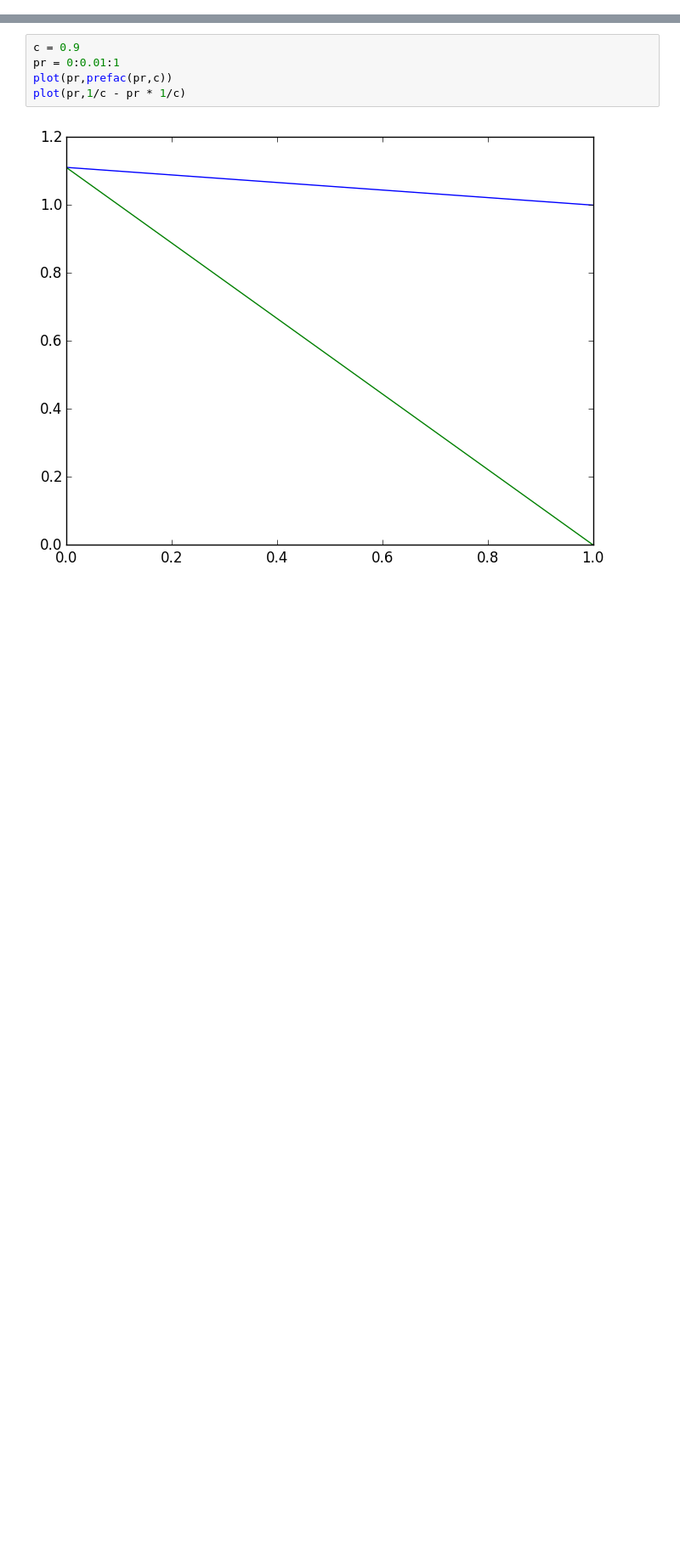
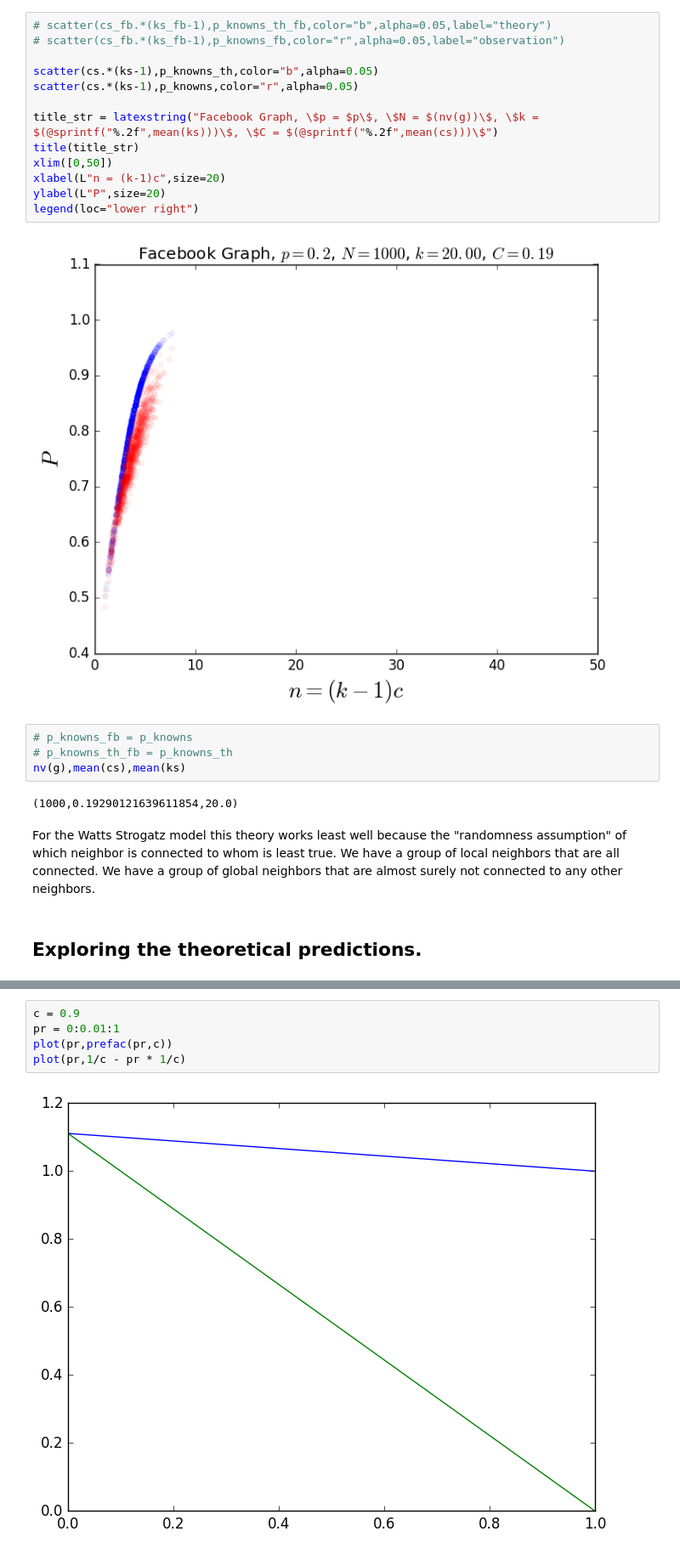
Before and after one commit to jnkh/indirect-rec, a Jupyter notebook: src/ReputationDiffusionClose.ipynb, the cells around one changed output, grey strips where cells are left out. Shown at 85% size. Saved outputs shown, nothing was run; the diff lists cells and outputs as text; blank space fills up the shorter version.

```diff
--- a/src/ReputationDiffusionClose.ipynb
+++ b/src/ReputationDiffusionClose.ipynb
@@ -66,0 +249,25 @@ PyObject <matplotlib.legend.Legend object at 0x...>
+# %%
+# scatter(cs_fb.*(ks_fb-1),p_knowns_th_fb,color="b",alpha=0.05,label="theory")
+# scatter(cs_fb.*(ks_fb-1),p_knowns_fb,color="r",alpha=0.05,label="observation")
+
+scatter(cs.*(ks-1),p_knowns_th,color="b",alpha=0.05)
+scatter(cs.*(ks-1),p_knowns,color="r",alpha=0.05)
+
+title_str = latexstring("Facebook Graph, \$p = $p\$, \$N = $(nv(g))\$, \$k = $(@sprintf("%.2f",mean(ks)))\$, \$C = $(@sprintf("%.2f",mean(cs)))\$")
+title(title_str)
+xlim([0,50])
+xlabel(L"n = (k-1)c",size=20)
+ylabel(L"P",size=20)
+legend(loc="lower right")
+# %% [output]
+[figure, added]
+# %%
+# p_knowns_fb = p_knowns
+# p_knowns_th_fb = p_knowns_th
+nv(g),mean(cs),mean(ks)
+# %% [output]
+(1000,0.19290121639611854,20.0)
+# %% [markdown]
+For the Watts Strogatz model this theory works least well because the "randomness assumption" of which neighbor is connected to whom is least true. We have a group of local neighbors that are all connected. We have a group of global neighbors that are almost surely not connected to any other neighbors.
+# %% [markdown]
+## Exploring the theoretical predictions.
```
Also changed, not shown: parts of 26 cells of this notebook.
